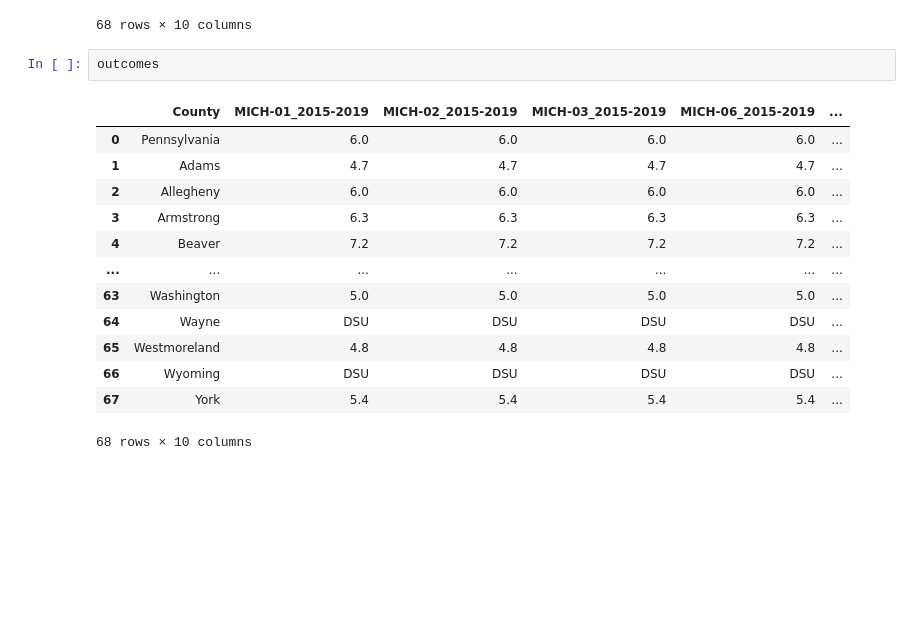
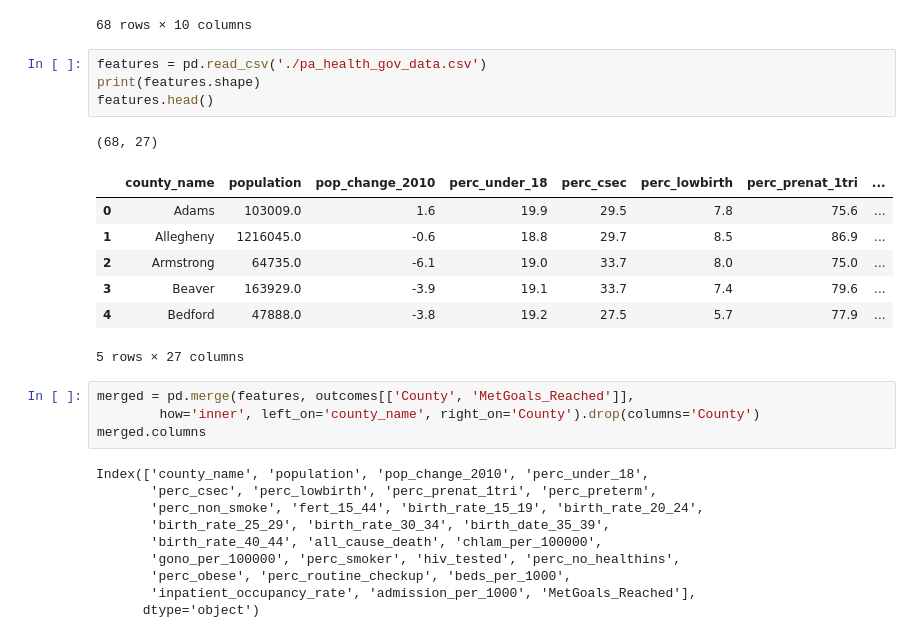
Before and after one commit to cleung-2/dabp_final, a Jupyter notebook: DatasetCreation.ipynb, the cells around one changed output. Drawn from its saved outputs; the diff is of its cells as text; blank space fills up the shorter version.

```diff
--- a/HealthEDA.ipynb
+++ b/DatasetCreation.ipynb
@@ -74,19 +74,30 @@ See the caveats in the documentation: https://pandas.pydata.org/pandas-docs/stab
 | 66 | Wyoming | DSU | DSU | DSU | DSU | ... |
 | 67 | York | 5.4 | 5.4 | 5.4 | 5.4 | ... |
 68 rows × 10 columns
-# %%
-outcomes
-# %% [output]
-|  | County | MICH-01_2015-2019 | MICH-02_2015-2019 | MICH-03_2015-2019 | MICH-06_2015-2019 | ... |
-| 0 | Pennsylvania | 6.0 | 6.0 | 6.0 | 6.0 | ... |
-| 1 | Adams | 4.7 | 4.7 | 4.7 | 4.7 | ... |
-| 2 | Allegheny | 6.0 | 6.0 | 6.0 | 6.0 | ... |
-| 3 | Armstrong | 6.3 | 6.3 | 6.3 | 6.3 | ... |
-| 4 | Beaver | 7.2 | 7.2 | 7.2 | 7.2 | ... |
-| ... | ... | ... | ... | ... | ... | ... |
-| 63 | Washington | 5.0 | 5.0 | 5.0 | 5.0 | ... |
-| 64 | Wayne | DSU | DSU | DSU | DSU | ... |
-| 65 | Westmoreland | 4.8 | 4.8 | 4.8 | 4.8 | ... |
-| 66 | Wyoming | DSU | DSU | DSU | DSU | ... |
-| 67 | York | 5.4 | 5.4 | 5.4 | 5.4 | ... |
-68 rows × 10 columns
+# %%
+features = pd.read_csv('./pa_health_gov_data.csv')
+print(features.shape)
+features.head()
+# %% [output]
+(68, 27)
+|  | county_name | population | pop_change_2010 | perc_under_18 | perc_csec | perc_lowbirth | perc_prenat_1tri | ... |
+| 0 | Adams | 103009.0 | 1.6 | 19.9 | 29.5 | 7.8 | 75.6 | ... |
+| 1 | Allegheny | 1216045.0 | -0.6 | 18.8 | 29.7 | 8.5 | 86.9 | ... |
+| 2 | Armstrong | 64735.0 | -6.1 | 19.0 | 33.7 | 8.0 | 75.0 | ... |
+| 3 | Beaver | 163929.0 | -3.9 | 19.1 | 33.7 | 7.4 | 79.6 | ... |
+| 4 | Bedford | 47888.0 | -3.8 | 19.2 | 27.5 | 5.7 | 77.9 | ... |
+5 rows × 27 columns
+# %%
+merged = pd.merge(features, outcomes[['County', 'MetGoals_Reached']],
+        how='inner', left_on='county_name', right_on='County').drop(columns='County')
+merged.columns
+# %% [output]
+Index(['county_name', 'population', 'pop_change_2010', 'perc_under_18',
+       'perc_csec', 'perc_lowbirth', 'perc_prenat_1tri', 'perc_preterm',
+       'perc_non_smoke', 'fert_15_44', 'birth_rate_15_19', 'birth_rate_20_24',
+       'birth_rate_25_29', 'birth_rate_30_34', 'birth_date_35_39',
+       'birth_rate_40_44', 'all_cause_death', 'chlam_per_100000',
+       'gono_per_100000', 'perc_smoker', 'hiv_tested', 'perc_no_healthins',
+       'perc_obese', 'perc_routine_checkup', 'beds_per_1000',
+       'inpatient_occupancy_rate', 'admission_per_1000', 'MetGoals_Reached'],
+      dtype='object')
```
Also changed, not shown: parts of 4 cells of this notebook, 2 other files.
